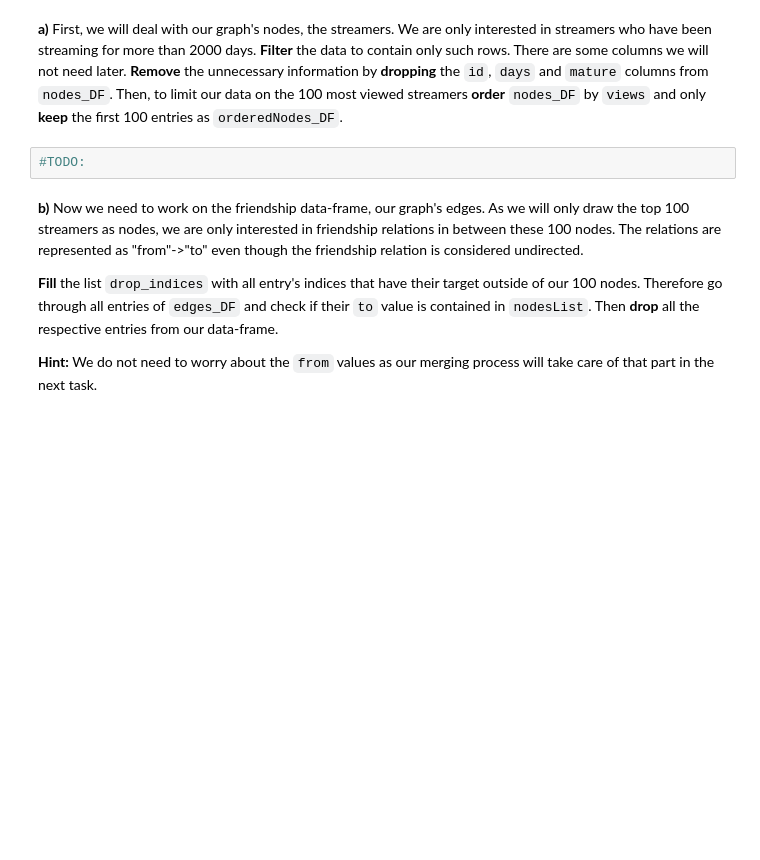
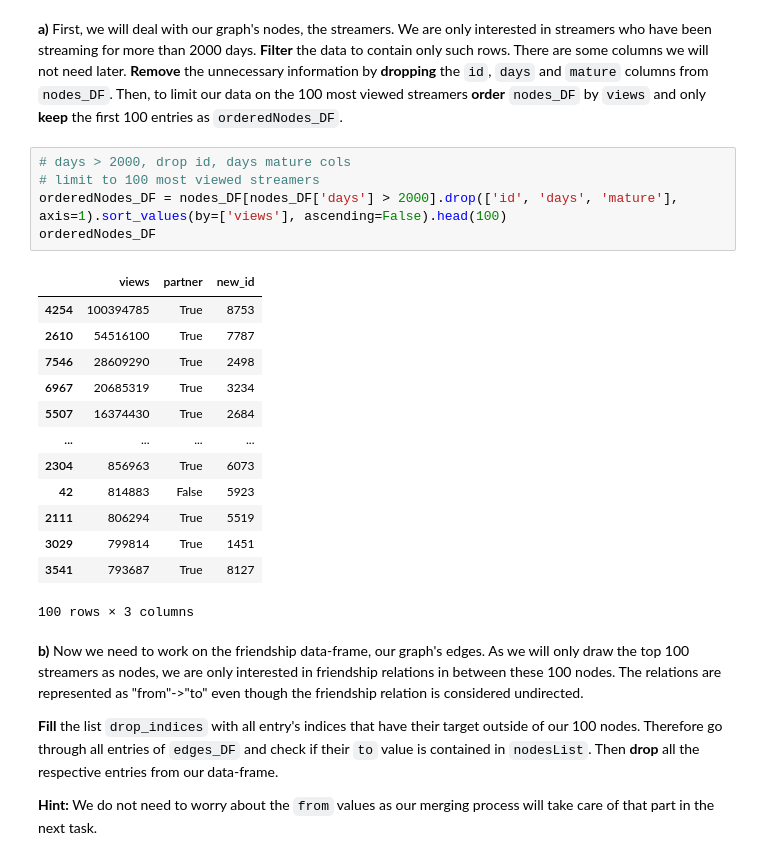
Before and after one commit to msskzx/socail-computing-assignments, a Jupyter notebook: ex01/Ex1_Intro_new.ipynb, the cells around one changed output. Saved outputs shown, nothing was run; the diff lists cells and outputs as text; blank space fills up the shorter version.

```diff
--- a/ex01/Ex1_Intro_new.ipynb
+++ b/ex01/Ex1_Intro_new.ipynb
@@ -93,8 +141,25 @@ twitchNames_DF = pd.read_csv('TwitchIDList.csv')
 We are only interested in streamers who have been streaming for more than 2000 days. **Filter** the data to contain only such rows.
 There are some columns we will not need later. **Remove** the unnecessary information by **dropping** the `id`, ``days`` and ``mature`` columns from ``nodes_DF``.
 Then, to limit our data on the 100 most viewed streamers **order** ``nodes_DF`` by ``views`` and only **keep** the first 100 entries as ``orderedNodes_DF``.
-# %%
-#TODO:
+# %%
+# days > 2000, drop id, days mature cols
+# limit to 100 most viewed streamers
+orderedNodes_DF = nodes_DF[nodes_DF['days'] > 2000].drop(['id', 'days', 'mature'], axis=1).sort_values(by=['views'], ascending=False).head(100)
+orderedNodes_DF
+# %% [output]
+|  | views | partner | new_id |
+| 4254 | 100394785 | True | 8753 |
+| 2610 | 54516100 | True | 7787 |
+| 7546 | 28609290 | True | 2498 |
+| 6967 | 20685319 | True | 3234 |
+| 5507 | 16374430 | True | 2684 |
+| ... | ... | ... | ... |
+| 2304 | 856963 | True | 6073 |
+| 42 | 814883 | False | 5923 |
+| 2111 | 806294 | True | 5519 |
+| 3029 | 799814 | True | 1451 |
+| 3541 | 793687 | True | 8127 |
+100 rows × 3 columns
 # %% [markdown]
 **b)** Now we need to work on the friendship data-frame, our graph's edges. As we will only draw the top 100 streamers as nodes, we are only interested in friendship relations in between these 100 nodes. The relations are represented as "from"->"to" even though the friendship relation is considered undirected.
 
```
Also changed, not shown: parts of 20 cells of this notebook, 3 other files.
